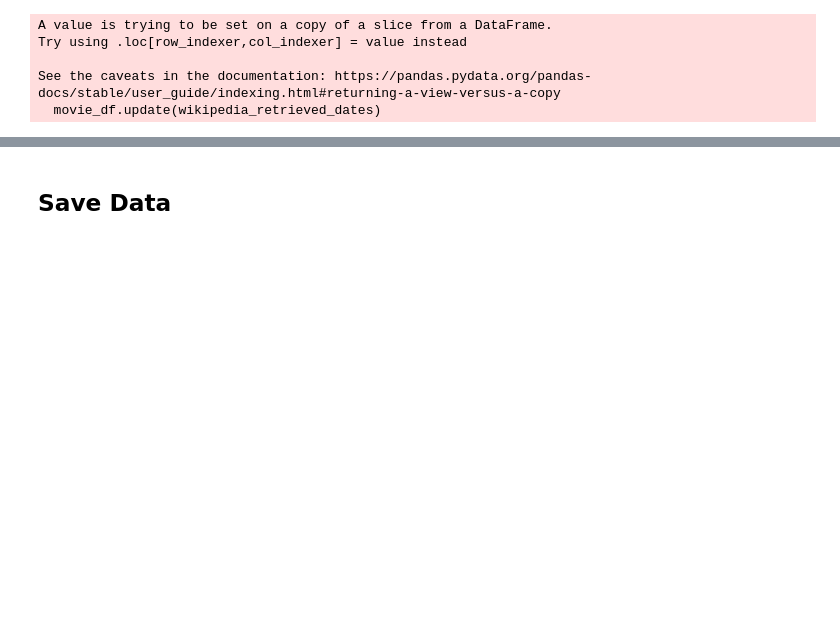
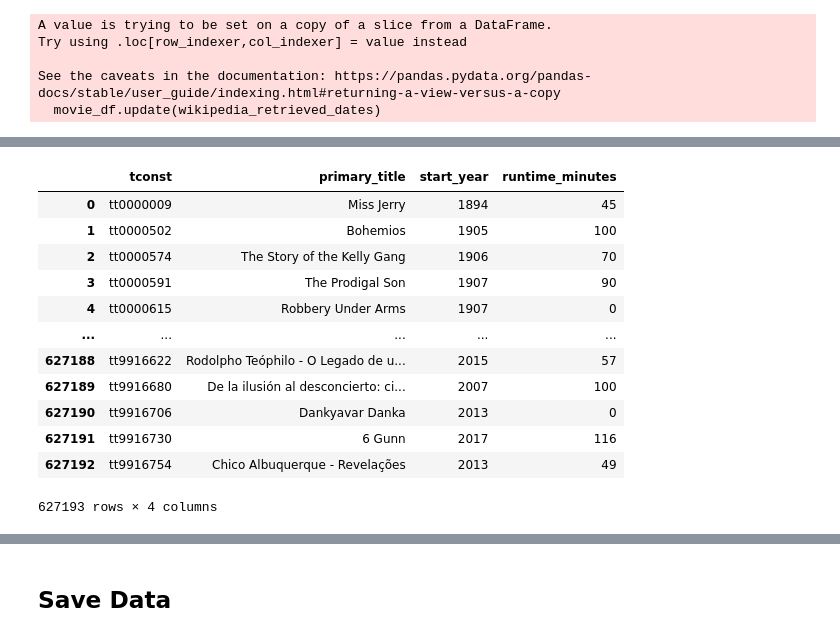
Before and after one commit to epfl-ada/ada-2022-project-zozoz, a Jupyter notebook: src/create_data.ipynb, the cells around one changed output, grey strips where cells are left out. Saved outputs shown, nothing was run; the diff lists cells and outputs as text; code cells hidden in the pictures; blank space fills up the shorter version.

Commit message:
Add basic imdb parsing pipeline

```diff
--- a/src/create_data.ipynb
+++ b/src/create_data.ipynb
@@ -147,0 +160,22 @@ See the caveats in the documentation: https://pandas.pydata.org/pandas-docs/stab
+# %%
+imdb_rating_df = data_load.load_imdb_title_ratings()
+imdb_rating_df.set_index("tconst",inplace=True)
+imdb_movie_df = data_load.load_imdb_title_basics()
+imdb_movie_df = imdb_movie_df[imdb_movie_df.title_type == "movie"].reset_index()
+imdb_movie_df.drop(["index","original_title","title_type","is_adult","end_year","genres"], axis='columns', inplace=True)
+# %%
+imdb_movie_df
+# %% [output]
+|  | tconst | primary_title | start_year | runtime_minutes |
+| 0 | tt0000009 | Miss Jerry | 1894 | 45 |
+| 1 | tt0000502 | Bohemios | 1905 | 100 |
+| 2 | tt0000574 | The Story of the Kelly Gang | 1906 | 70 |
+| 3 | tt0000591 | The Prodigal Son | 1907 | 90 |
+| 4 | tt0000615 | Robbery Under Arms | 1907 | 0 |
+| ... | ... | ... | ... | ... |
+| 627188 | tt9916622 | Rodolpho Teóphilo - O Legado de u... | 2015 | 57 |
+| 627189 | tt9916680 | De la ilusión al desconcierto: ci... | 2007 | 100 |
+| 627190 | tt9916706 | Dankyavar Danka | 2013 | 0 |
+| 627191 | tt9916730 | 6 Gunn | 2017 | 116 |
+| 627192 | tt9916754 | Chico Albuquerque - Revelações | 2013 | 49 |
+627193 rows × 4 columns
```
Also changed, not shown: parts of 14 cells of this notebook, 1 other file.
